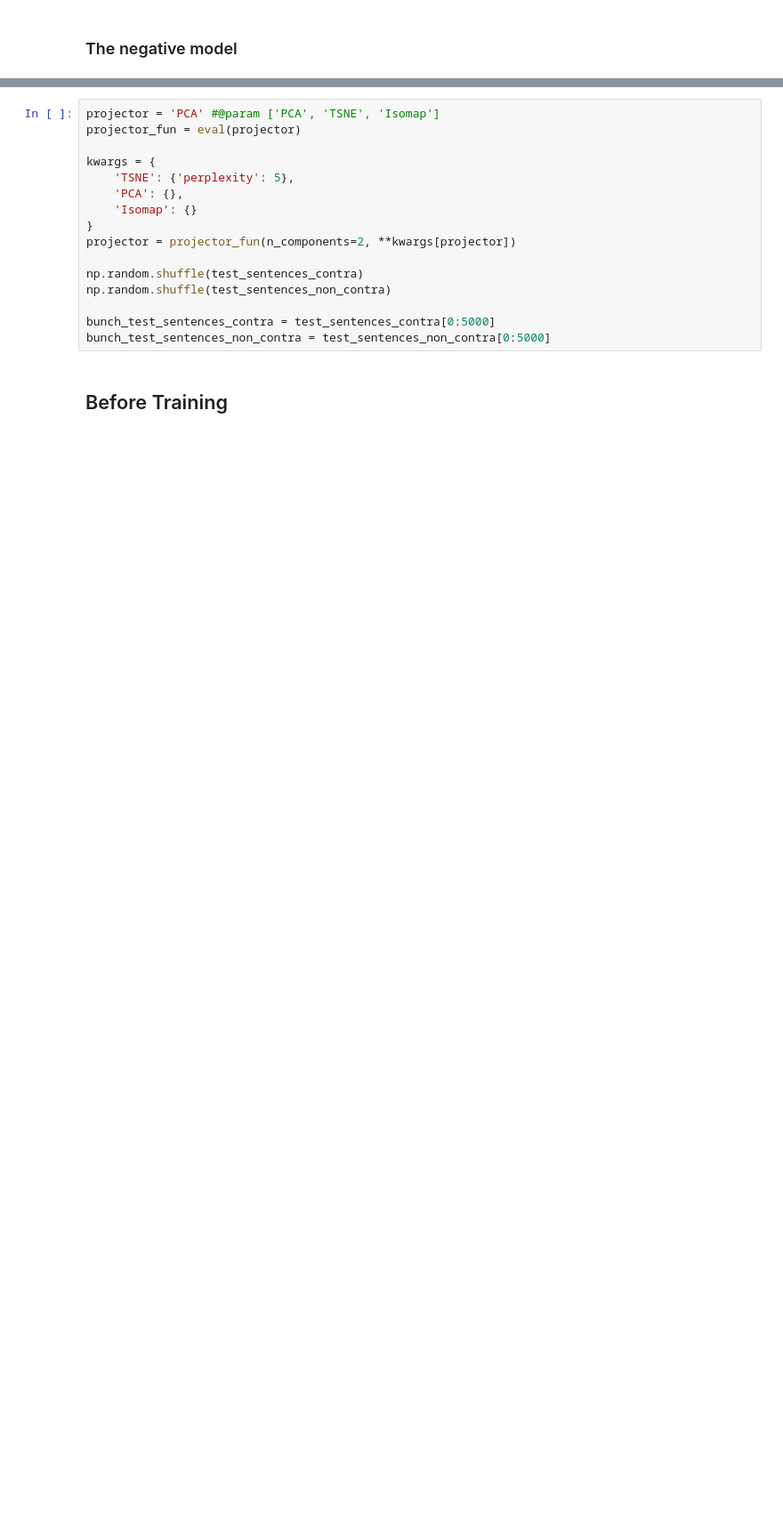
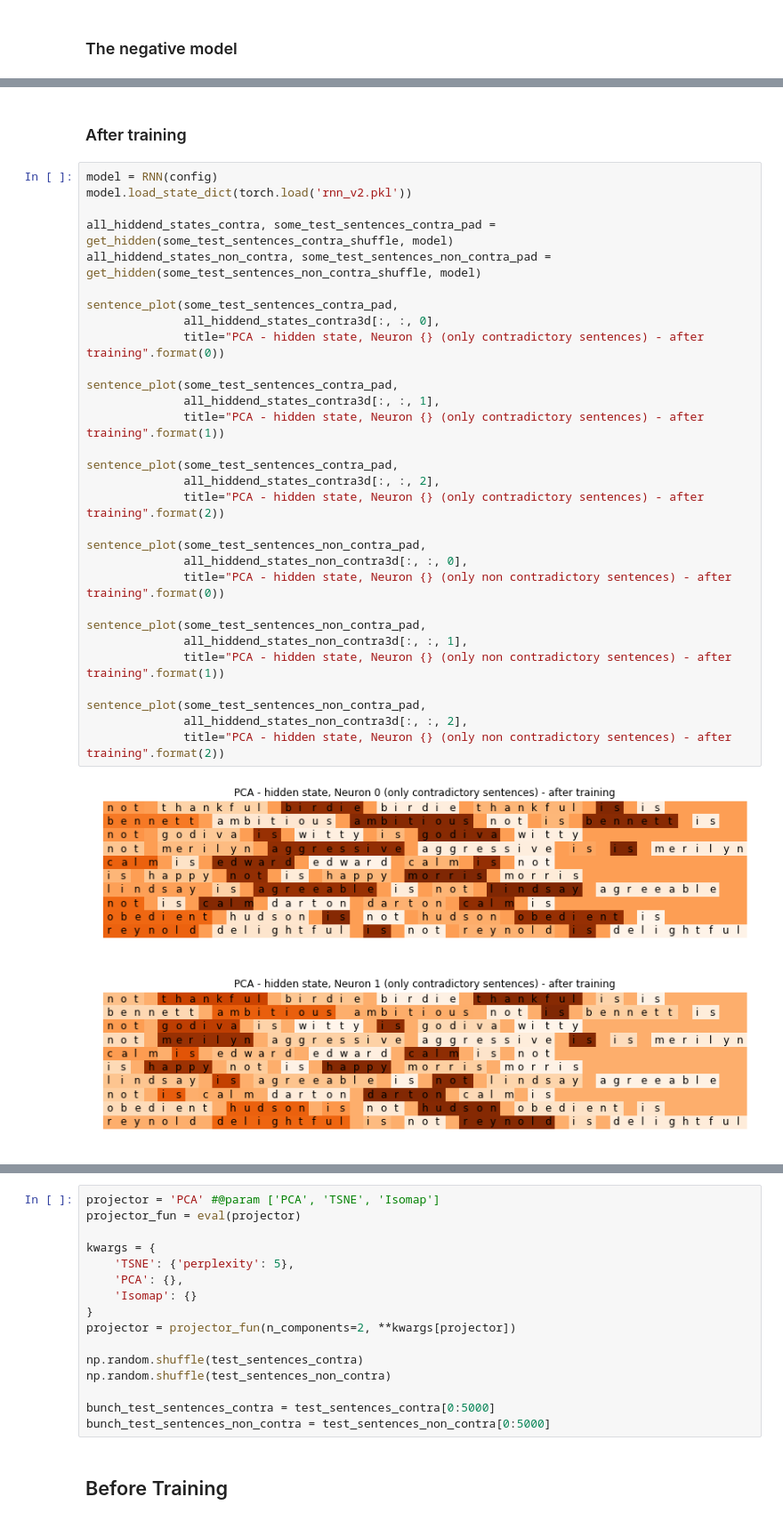
Before and after one commit to felipessalvatore/ContraQA, a Jupyter notebook: contra_qa/train/b1_v2_RNN.ipynb, the cells around one changed output, grey strips where cells are left out. Shown at 89% size. Saved outputs shown, nothing was run; the diff lists cells and outputs as text; blank space fills up the shorter version.

```diff
--- a/contra_qa/train/b1_v2_RNN.ipynb
+++ b/contra_qa/train/b1_v2_RNN.ipynb
@@ -965,0 +1021,35 @@ sentence_plot(some_test_sentences_non_contra_pad,
+# %% [markdown]
+### After training
+# %%
+model = RNN(config)
+model.load_state_dict(torch.load('rnn_v2.pkl'))
+
+all_hiddend_states_contra, some_test_sentences_contra_pad = get_hidden(some_test_sentences_contra_shuffle, model)
+all_hiddend_states_non_contra, some_test_sentences_non_contra_pad = get_hidden(some_test_sentences_non_contra_shuffle, model)
+
+sentence_plot(some_test_sentences_contra_pad,
+              all_hiddend_states_contra3d[:, :, 0],
+              title="PCA - hidden state, Neuron {} (only contradictory sentences) - after training".format(0))
+
+sentence_plot(some_test_sentences_contra_pad,
+              all_hiddend_states_contra3d[:, :, 1],
+              title="PCA - hidden state, Neuron {} (only contradictory sentences) - after training".format(1))
+
+sentence_plot(some_test_sentences_contra_pad,
+              all_hiddend_states_contra3d[:, :, 2],
+              title="PCA - hidden state, Neuron {} (only contradictory sentences) - after training".format(2))
+
+sentence_plot(some_test_sentences_non_contra_pad,
+              all_hiddend_states_non_contra3d[:, :, 0],
+              title="PCA - hidden state, Neuron {} (only non contradictory sentences) - after training".format(0))
+
+sentence_plot(some_test_sentences_non_contra_pad,
+              all_hiddend_states_non_contra3d[:, :, 1],
+              title="PCA - hidden state, Neuron {} (only non contradictory sentences) - after training".format(1))
+
+sentence_plot(some_test_sentences_non_contra_pad,
+              all_hiddend_states_non_contra3d[:, :, 2],
+              title="PCA - hidden state, Neuron {} (only non contradictory sentences) - after training".format(2))
+# %% [output]
+[figure, added]
+[figure, added]
```
Also changed, not shown: parts of 24 cells of this notebook, 1 other file.
